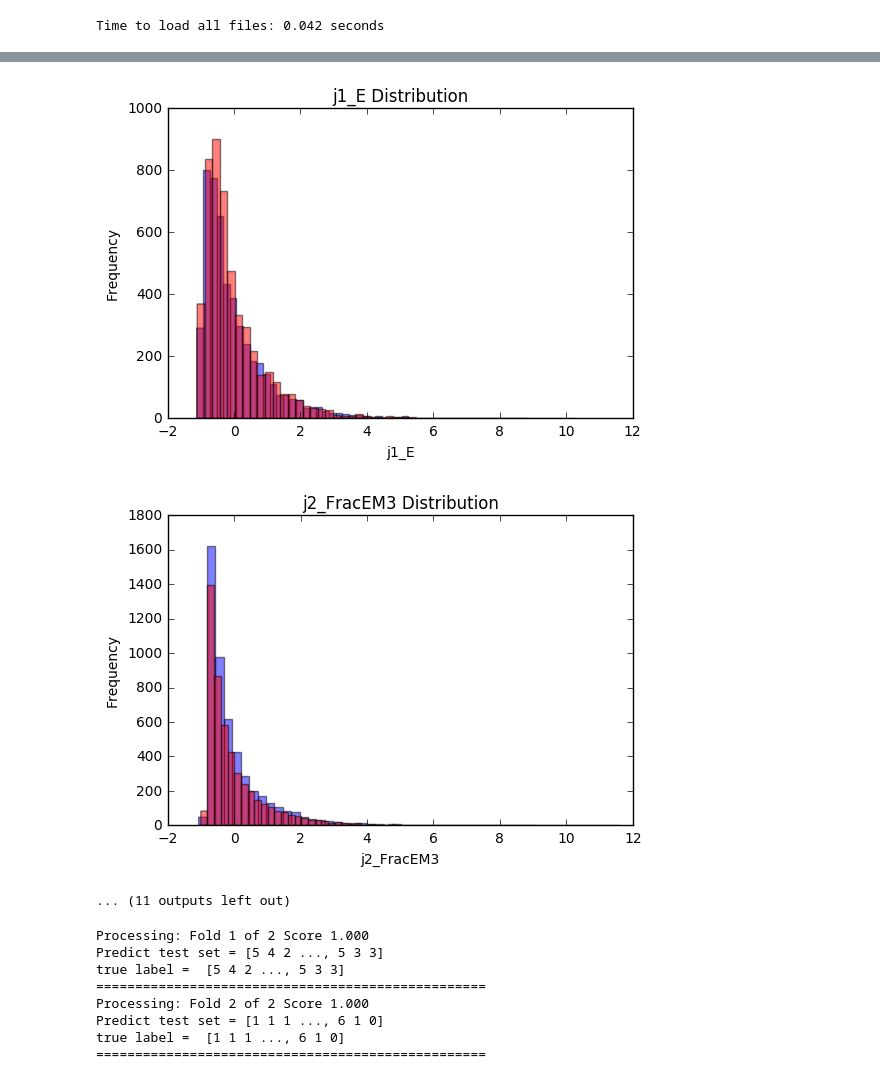
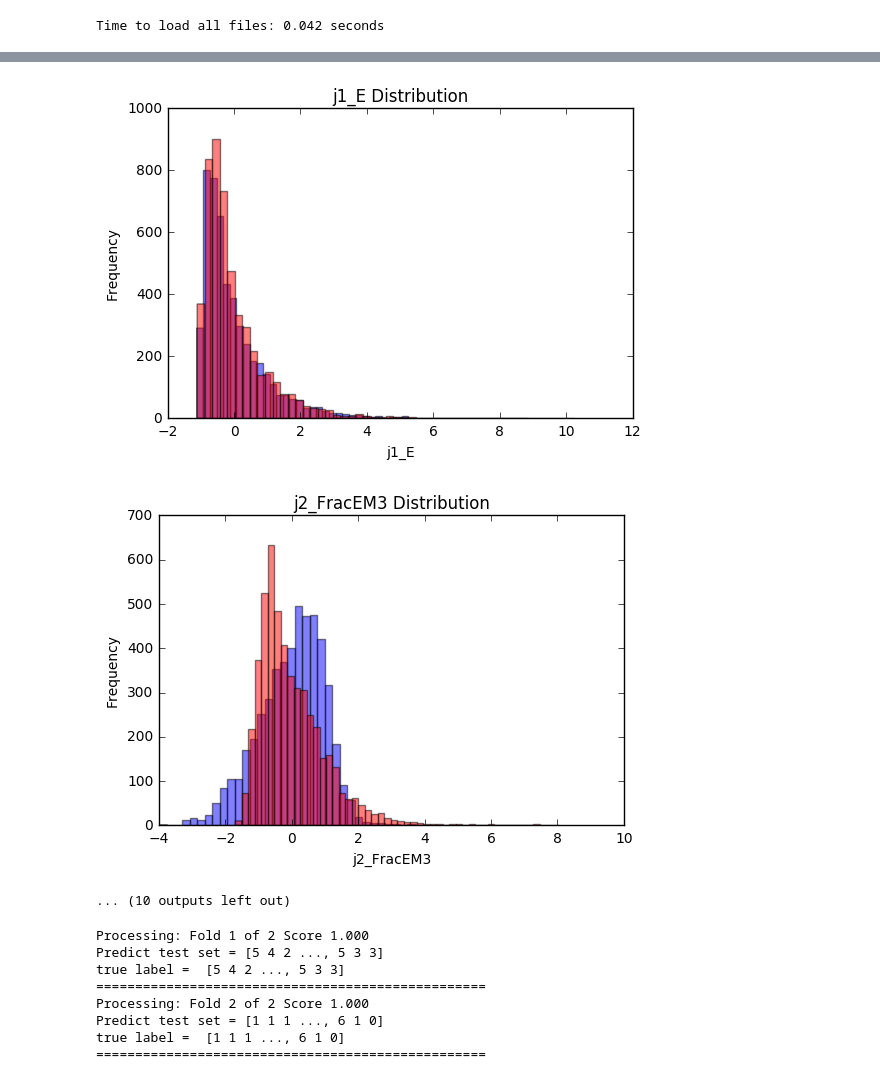
Before and after one commit to micaelverissimo/PtRelAnalysis, a Jupyter notebook: Clustering.ipynb, the cells around one changed output, grey strips where cells are left out. Drawn from its saved outputs; the diff is of its cells as text; code cells hidden in the pictures.

```diff
--- a/Clustering.ipynb
+++ b/Clustering.ipynb
@@ -63,12 +63,6 @@ variables = "j1_FracEM3,j1_FracTile0,j1_TrkWidth,j1_EMF,j1_JVF,j1_NTrk,j1_SumPtT
 
 for variable,i in zip(variables.split(','),range(len(signal[0]))):
 
-    #media zero
-    #sig_norm = (signal[:,i] - np.full(signal[:,i].shape,np.mean(signal[:,i],axis=0)))/np.std(signal[:,i],axis=0)
-    #ttbar_norm = (TTbar[:,i] - np.full(TTbar[:,i].shape,np.mean(TTbar[:,i],axis=0)))/np.std(TTbar[:,i],axis=0)
-    signal_scaled = preprocessing.scale(signal_noPtRel)
-    TTbar_scaled = preprocessing.scale(TTbar_noPtRel)
-
     plt.hist(signal_scaled[:,i],50,color='b',alpha=0.5)
     plt.hist(TTbar_scaled[:,i],50,color='r',alpha=0.5)
     plt.title(variable+' Distribution')
@@ -86,10 +80,10 @@ for variable,i in zip(variables.split(','),range(len(signal[0]))):
 [figure]
 [figure]
 [figure]
 [figure]
 [figure]
-[figure, old version]
+[figure, new version]
-... (11 outputs left out)
+... (10 outputs left out)
 # %%
 # using synthetic data
 from sklearn.datasets.samples_generator import make_blobs
```
Also changed, not shown: parts of 1 cell of this notebook.
